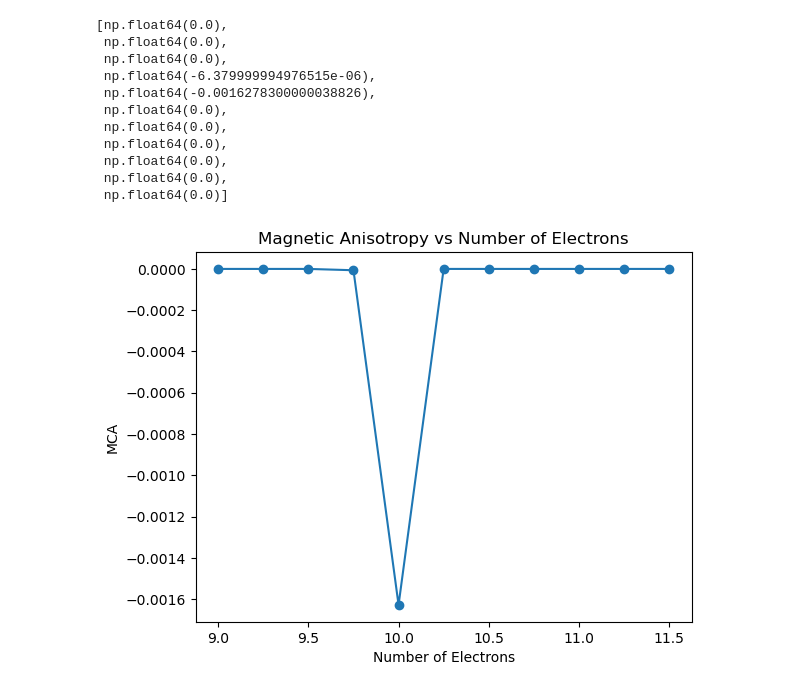
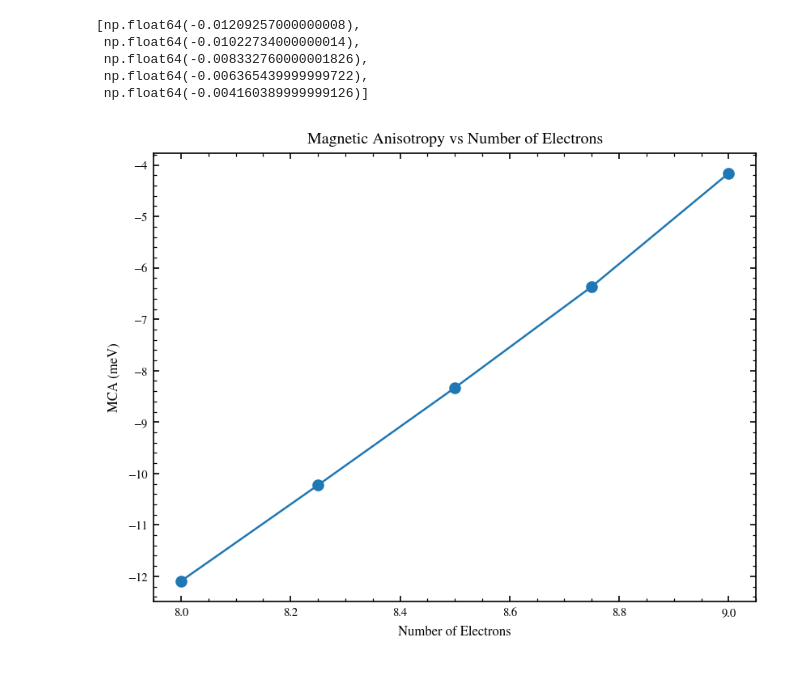
Before and after one commit to Astech34/Stoner-SCF, a Jupyter notebook: ground_state.ipynb, the cells around one changed output. Saved outputs shown, nothing was run; the diff lists cells and outputs as text; code cells hidden in the pictures.

```diff
--- a/ground_state.ipynb
+++ b/ground_state.ipynb
@@ -3,3 +5,26 @@ import numpy as np
 import pandas as pd
 import matplotlib.cm as cm
 import matplotlib.pyplot as plt
+# %%
+import matplotlib as mpl
+mpl.rcParams.update({
+    "font.family": "serif",
+    "font.serif": ["Times New Roman", "STIXGeneral", "DejaVu Serif"],
+    "mathtext.fontset": "stix",
+    "font.size": 8,
+    "axes.labelsize": 8,
+    "xtick.labelsize": 7,
+    "ytick.labelsize": 7,
+    "legend.fontsize": 7,
+    "axes.linewidth": 0.8,
+    "xtick.direction": "in",
+    "ytick.direction": "in",
+    "xtick.top": True,
+    "ytick.right": True,
+    "xtick.minor.visible": True,
+    "ytick.minor.visible": True,
+    "lines.linewidth": 1.2,
+    "legend.frameon": False,
+    "savefig.dpi": 600,
+    "figure.dpi": 150
+})
@@ -199,6 +231,7 @@ def analyze_output(ffolder, fpath):
     df = pd.read_csv(ffolder + fpath)
     # Filtered Unconverged
     df = df[np.abs(df['Energy']) > 1e-3]
+    df = df[np.abs(df['Energy']) < 1e10]
 
     n_bins = 5
     df['energy_bin'] = pd.cut(df['Energy'], bins=n_bins)
@@ -215,7 +248,7 @@ def analyze_output(ffolder, fpath):
 
 def returnMCA(ffolder):
     rows = []
-    for N in [9.0, 9.25, 9.5, 9.75, 10.0, 10.25, 10.5, 10.75, 11.0, 11.25, 11.5]:
+    for N in [8.0, 8.25, 8.5, 8.75, 9.0]:
         for spin_dir in ["001", "110"]:
             fpath = f"/{spin_dir}gsoutN={N}.csv"
             lnE, lnBinLowest, totCount = analyze_output(ffolder, fpath)
@@ -238,10 +271,10 @@ def computeMCAList(ffolder):
         e110 = dfMCA.loc[(dfMCA['N'] == N) & (dfMCA['spin_dir'] == "110"), 'LowestEnergy'].values[0]
         MCA.append(e001 - e110)
 
-    return MCA
+    return MCA # Convert to meV
 
 
-ffolder = "/home/cmp/Documents/Github/Stoner-SCF/out/sweeps/NoSOCNsweep"
+ffolder = "/home/cmp/Documents/Github/Stoner-SCF/out/sweeps/8to9Sweep"
 dfMCA = returnMCA(ffolder)
 
 MCAList = computeMCAList(ffolder)
@@ -252,25 +295,20 @@ FileNotFoundError: [Errno 2] No such file or directory: '/home/cmp/Documents/Git
 # %%
 MCAList
 # %% [output]
-[np.float64(0.0),
- np.float64(0.0),
- np.float64(0.0),
- np.float64(-6.379999994976515e-06),
- np.float64(-0.0016278300000038826),
- np.float64(0.0),
- np.float64(0.0),
- np.float64(0.0),
- np.float64(0.0),
- np.float64(0.0),
- np.float64(0.0)]
+[np.float64(-0.01209257000000008),
+ np.float64(-0.01022734000000014),
+ np.float64(-0.008332760000001826),
+ np.float64(-0.006365439999999722),
+ np.float64(-0.004160389999999126)]
 # %%
 fig, ax = plt.subplots()
 
-nelectron = [9.0, 9.25, 9.5, 9.75, 10.0, 10.25, 10.5, 10.75, 11.0, 11.25, 11.5]
-ax.plot(nelectron, MCAList, marker='o')
+nelectron = [8.0, 8.25, 8.5, 8.75, 9.0]
+ax.plot(nelectron, np.array(MCAList)*1e3, marker='o')
+
 ax.set_xlabel('Number of Electrons')
-ax.set_ylabel('MCA')
+ax.set_ylabel('MCA (meV)')
 ax.set_title('Magnetic Anisotropy vs Number of Electrons')
 plt.show()
 # %% [output]
-[figure, old version]
+[figure, new version]
```
Also changed, not shown: parts of 31 cells of this notebook, 8 other files.
